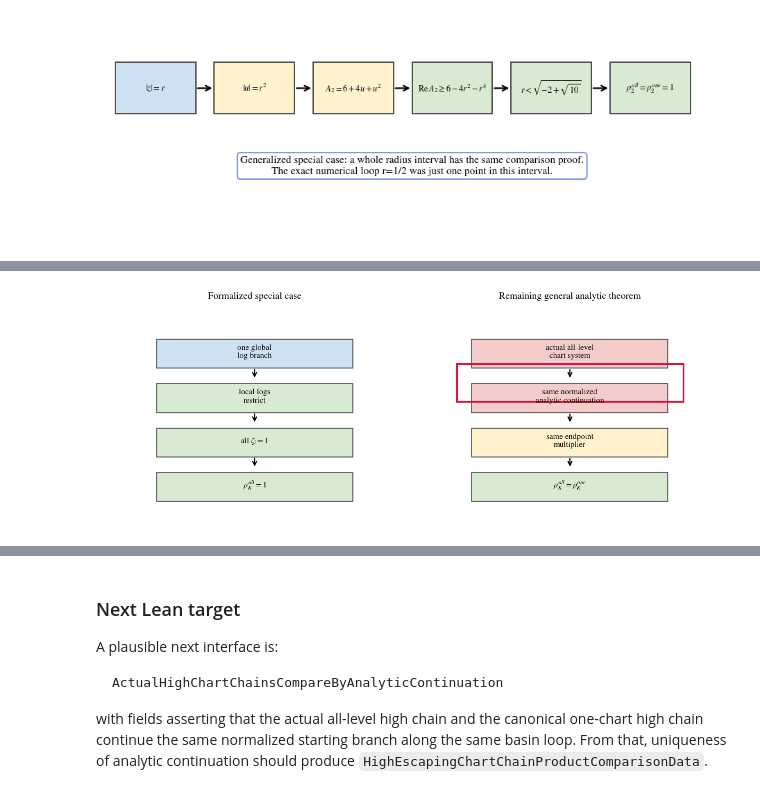
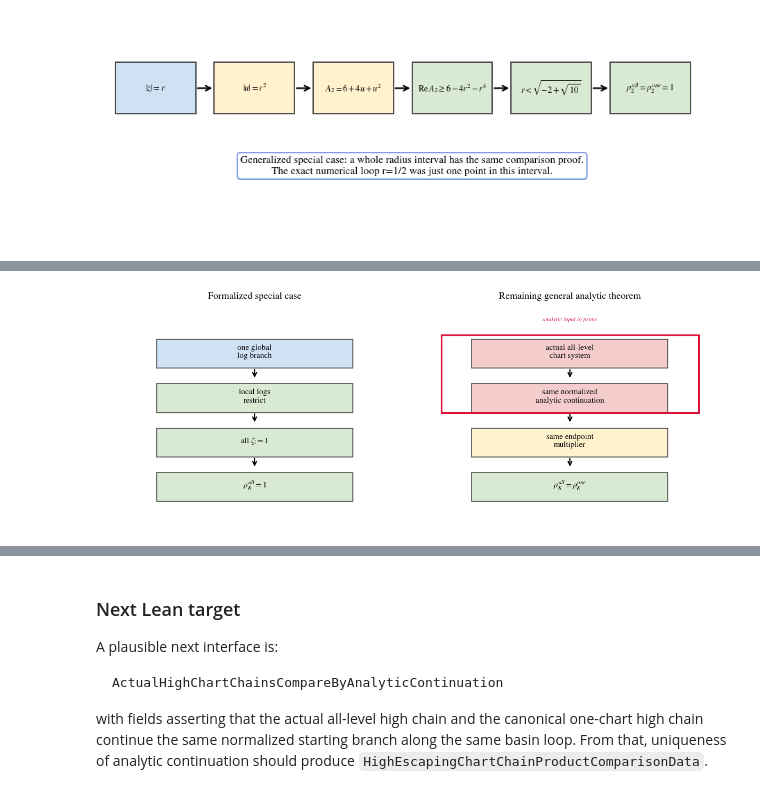
Before and after one commit to kirill-kondrashov/mlc, a Jupyter notebook: notebooks/plan08_chart_chain_monodromy_blocker.ipynb, the cells around one changed output, grey strips where cells are left out. Drawn from its saved outputs; the diff is of its cells as text; code cells hidden in the pictures.

```diff
--- a/notebooks/plan08_chart_chain_monodromy_blocker.ipynb
+++ b/notebooks/plan08_chart_chain_monodromy_blocker.ipynb
@@ -1556,32 +1675,35 @@ special = [
     (r'all $\zeta_i=1$', '#d9ead3'),
     (r'$\rho_K^{all}=1$', '#d9ead3'),
 ]
 ys = np.linspace(0.78, 0.18, len(special))
 for (label, color), y in zip(special, ys):
     ax.add_patch(Rectangle((0.18, y-0.075), 0.64, 0.13, fc=color, ec='0.3', lw=1.2))
     ax.text(0.50, y, label, ha='center', va='center')
 for y0, y1 in zip(ys[:-1], ys[1:]):
     ax.add_patch(FancyArrowPatch((0.50, y0-0.075), (0.50, y1+0.075), arrowstyle='->', mutation_scale=13, lw=1.6))
 ax.set_title('Formalized special case')
 
 # Right: remaining general case.
 ax = axes[1]
 ax.axis('off')
 general = [
     ('actual all-level\nchart system', '#f4cccc'),
     ('same normalized\nanalytic continuation', '#f4cccc'),
     ('same endpoint\nmultiplier', '#fff2cc'),
     (r'$\rho_K^{all}=\rho_K^{one}$', '#d9ead3'),
 ]
 for (label, color), y in zip(general, ys):
     ax.add_patch(Rectangle((0.18, y-0.075), 0.64, 0.13, fc=color, ec='0.3', lw=1.2))
     ax.text(0.50, y, label, ha='center', va='center')
 for y0, y1 in zip(ys[:-1], ys[1:]):
     ax.add_patch(FancyArrowPatch((0.50, y0-0.075), (0.50, y1+0.075), arrowstyle='->', mutation_scale=13, lw=1.6))
-ax.add_patch(Rectangle((0.13, 0.555), 0.74, 0.17, fill=False, ec='crimson', lw=2.3))
+# red frame wrapping the top two boxes (the analytic inputs)
+ax.add_patch(Rectangle((0.08, 0.505), 0.84, 0.855-0.505, fill=False, ec='crimson', lw=2.3))
+ax.text(0.50, 0.92, 'analytic input to prove', ha='center', fontsize=8,
+        color='crimson', style='italic')
 ax.set_title('Remaining general analytic theorem')
 
 plt.tight_layout()
 plt.show()
 # %% [output]
-[figure, old version]
+[figure, new version]
```
Also changed, not shown: parts of 4 cells of this notebook.
